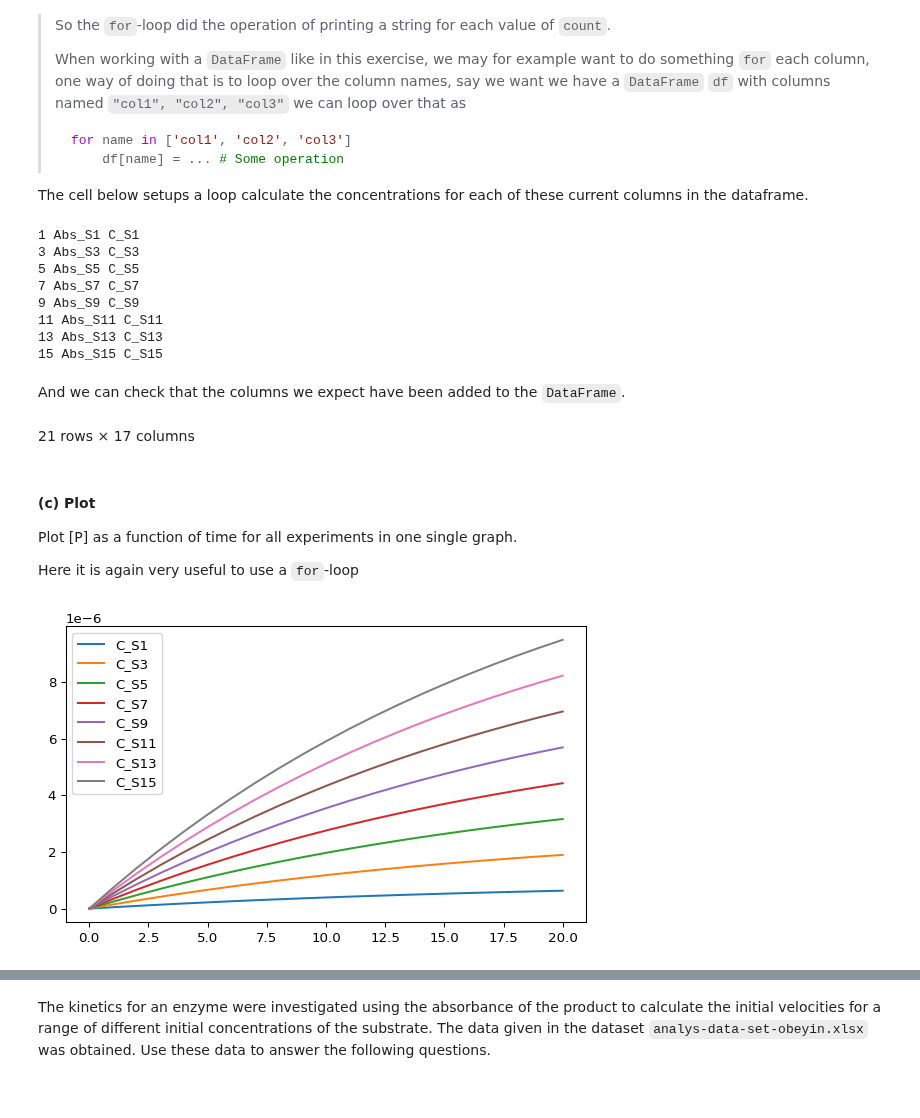
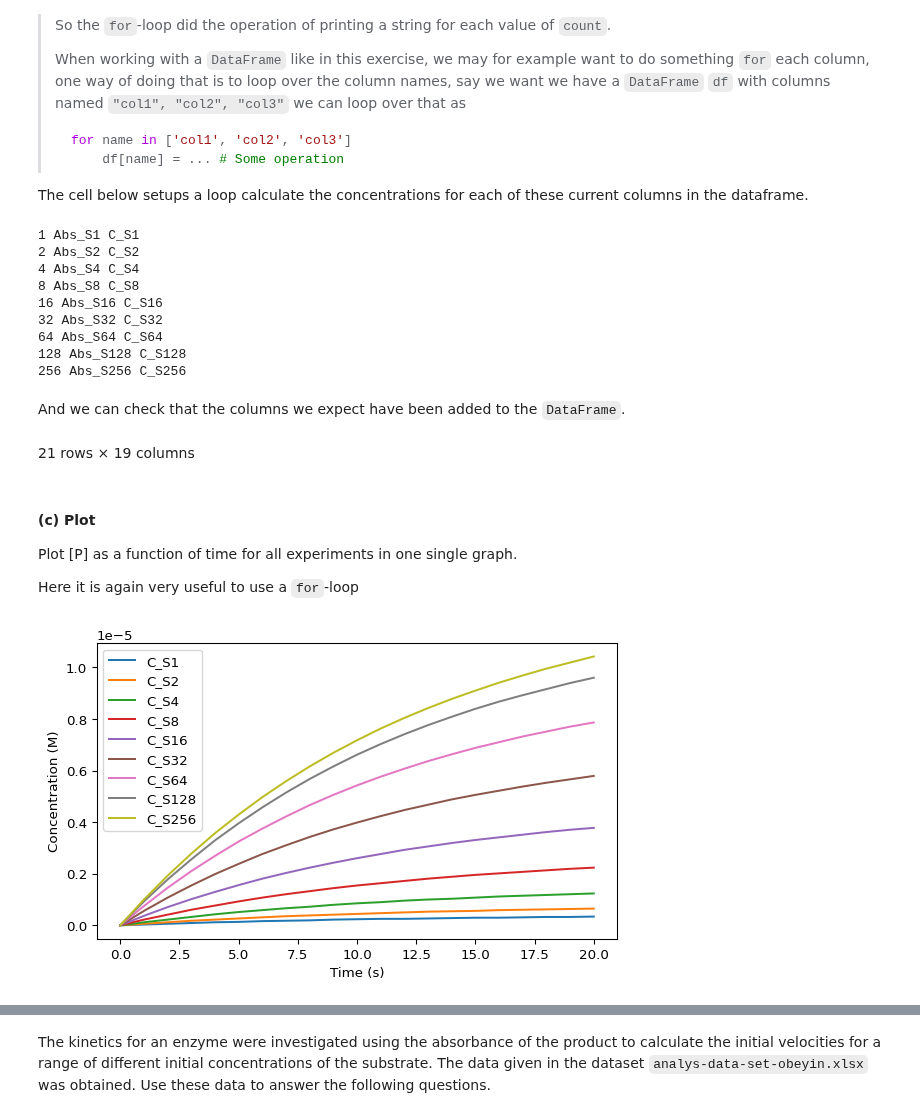
Before and after one commit to au-mbg/fysisk-biokemi, a Jupyter notebook: built_notebooks/master/week_47.ipynb, the cells around one changed output, grey strips where cells are left out. Saved outputs shown, nothing was run; the diff lists cells and outputs as text; code cells hidden in the pictures.

```diff
--- a/built_notebooks/master/week_47.ipynb
+++ b/built_notebooks/master/week_47.ipynb
@@ -906,7 +910,7 @@ in M for each time series.
 The cell below setups a loop calculate the concentrations for each of
 these current columns in the dataframe.
 # %%
-substrate_concentrations = [1, 3, 5, 7, 9, 11, 13, 15]
+substrate_concentrations = [1, 2, 4, 8, 16, 32, 64, 128, 256]
 for s in substrate_concentrations:
     abs_col_name = f'Abs_S{s}' # This creates a string where the value of 's' is put instead of "{s}"".
     conc_col_name = f'C_S{s}' # Same type string creation
@@ -914,20 +918,21 @@ for s in substrate_concentrations:
     print(s, abs_col_name, conc_col_name)
 # %% [output]
 1 Abs_S1 C_S1
-3 Abs_S3 C_S3
-5 Abs_S5 C_S5
-7 Abs_S7 C_S7
-9 Abs_S9 C_S9
-11 Abs_S11 C_S11
-13 Abs_S13 C_S13
-15 Abs_S15 C_S15
+2 Abs_S2 C_S2
+4 Abs_S4 C_S4
+8 Abs_S8 C_S8
+16 Abs_S16 C_S16
+32 Abs_S32 C_S32
+64 Abs_S64 C_S64
+128 Abs_S128 C_S128
+256 Abs_S256 C_S256
 # %% [markdown]
 And we can check that the columns we expect have been added to the
 `DataFrame`.
 # %%
 display(df)
 # %% [output]
-21 rows × 17 columns
+21 rows × 19 columns
 # %% [markdown]
 #### (c) Plot
 
@@ -938,14 +943,18 @@ Here it is again very useful to use a `for`-loop
 # %%
 fig, ax = plt.subplots(figsize=(7, 4))
 
 x_axis = df['time_(s)']
-substrate_concentrations = [1, 3, 5, 7, 9, 11, 13, 15]
+substrate_concentrations = [1, 2, 4, 8, 16, 32, 64, 128, 256]
 for s in substrate_concentrations:
     conc_col_name = f'C_S{s}'
     y_axis = df[conc_col_name]
 
     ax.plot(x_axis, y_axis, label=conc_col_name)
 
+    ax.set_xlabel('Time (s)')
+    ax.set_ylabel('Concentration (M)')
+
+
 ax.legend()
 # %% [output]
-[figure, old version]
+[figure, new version]
```
Also changed, not shown: parts of 14 cells of this notebook, 13 other files.
